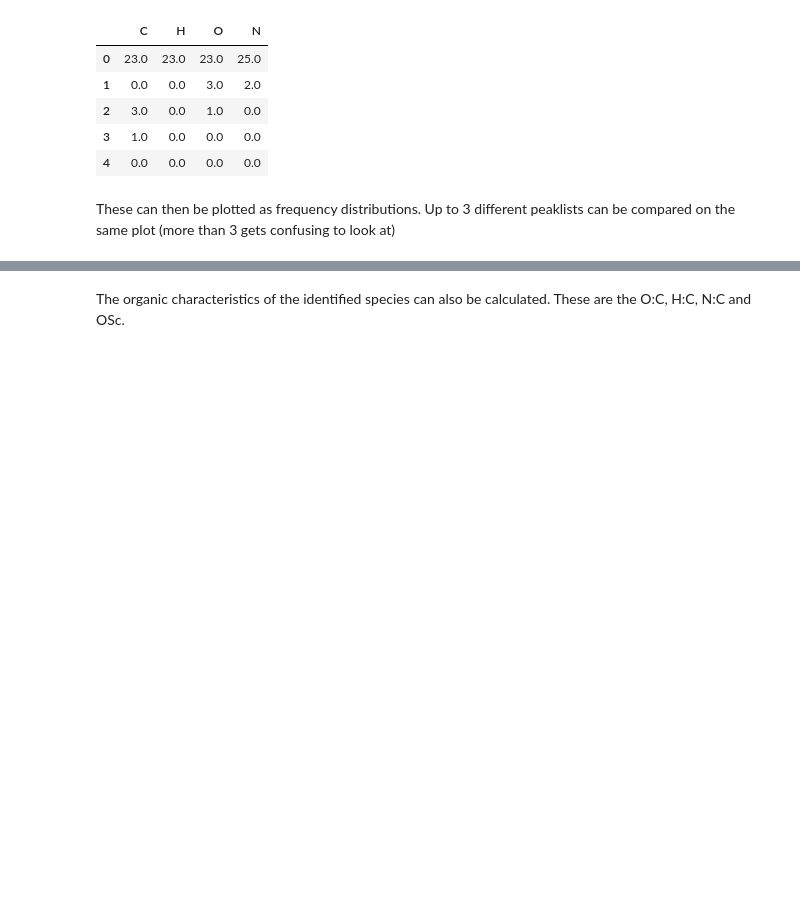
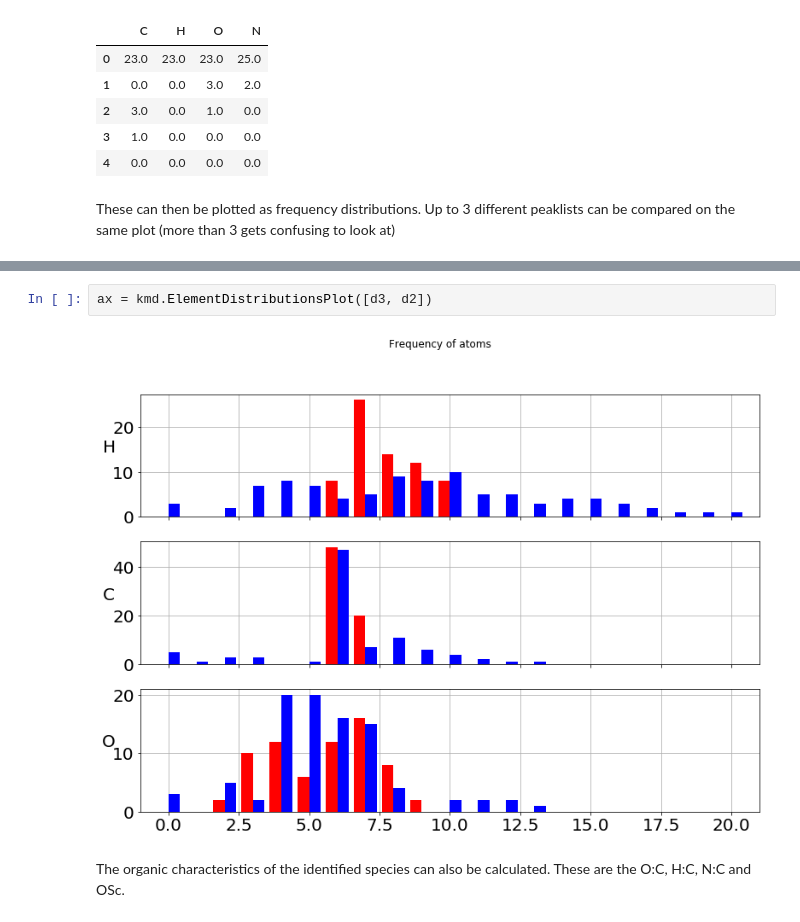
Before and after one commit to Micpri/ToFCIMSAnalysis, a Jupyter notebook: examples.ipynb, the cells around one changed output, grey strips where cells are left out. Saved outputs shown, nothing was run; the diff lists cells and outputs as text; blank space fills up the shorter version.

```diff
--- a/examples.ipynb
+++ b/examples.ipynb
@@ -76,3 +76,7 @@ ax = kmd.ElementDistributionsPlot([d3, d3, d1])
+# %%
+ax = kmd.ElementDistributionsPlot([d3, d2])
+# %% [output]
+[figure, added]
 # %% [markdown]
 The organic characteristics of the identified species can also be calculated. These are the O:C, H:C, N:C and OSc.
 # %%
```
Also changed, not shown: parts of 6 cells of this notebook, 3 other files.
